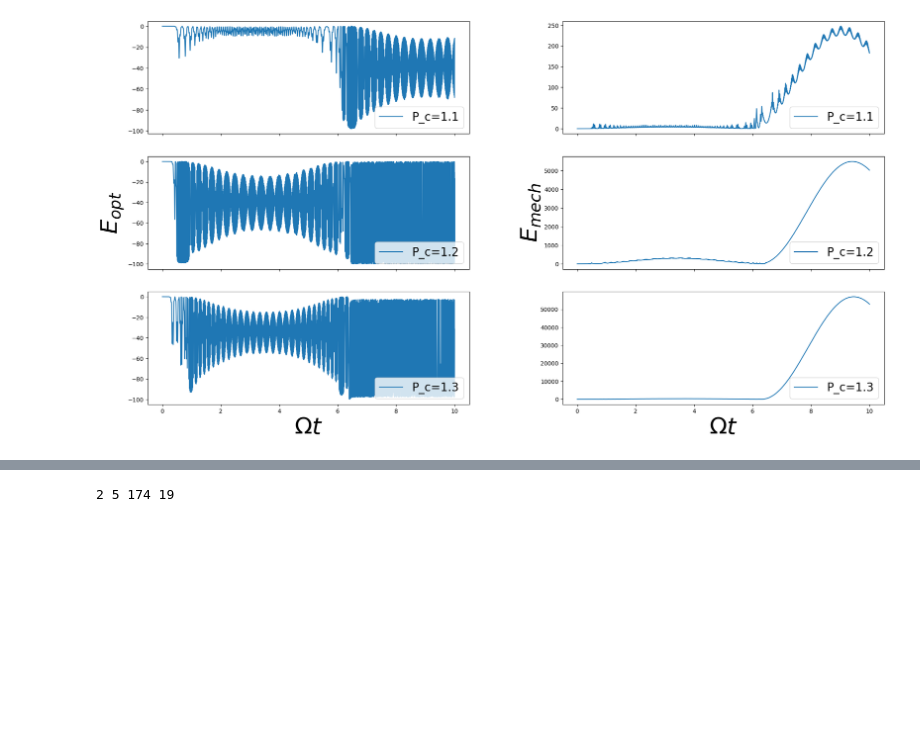
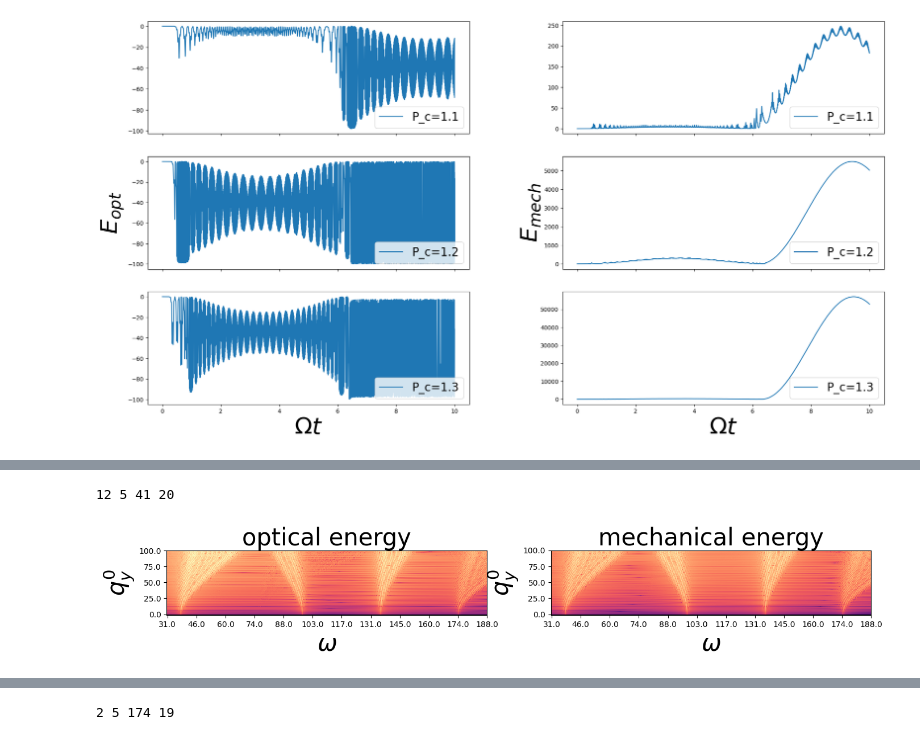
Before and after one commit to Satyamjha2/Optomechanics, a Jupyter notebook: new_model_plots.ipynb, the cells around one changed output, grey strips where cells are left out. Cells and saved outputs as stored; diff of their text form; code cells hidden in the pictures; blank space fills up the shorter version.

```diff
--- a/new_model_plots.ipynb
+++ b/new_model_plots.ipynb
@@ -309,0 +387,77 @@ N0= [16637500. 21600000. 27462500.]
+# %%
+g_y=1e-1
+tf=2e1
+N_step=10000
+qy_0=1e-2
+N_grid=101
+qy_0_list=np.linspace(0,1,N_grid)*10**2
+
+P_c=0.9
+if P_c<=1:
+    tt="stable"
+else:
+    tt="chaotic"
+N0=(P_c*del_omega)**3/(8*g_y**2)
+param_list=[g_z1,g_y,del_omega,N0]   ##g_z0,g_z1,g_y,ohm, omega_0, omega_1, del_omega, N_eq
+
+label_list=["$Q_z$","$P_z$","$Q_y$","$P_y$","$\delta A_0^+$","$\delta A_0^-$","$A_1^+$","$A_1^-$","$E_{opt}^{(0)}$","$E_{opt}^{(1)}$","$E_{mech}_z$","$E_{mech}_y$","$E_{c}$"]
+
+
+sf,ef,stp=100,600,1
+omega_list=(2*np.pi*np.arange(N_step//2+1)/tf)[sf:ef:stp]
+
+E_mech_mat=np.zeros((len(qy_0_list),(ef-sf)//stp))
+E_opt_mat=np.zeros((len(qy_0_list),(ef-sf)//stp))
+
+for k,qy_0 in enumerate(qy_0_list):
+    file="real_"+tt+"_P_c={0}_g_y={1}_tf={2}_qy_0={3}".format(np.round(P_c,4),g_y,tf,np.round(qy_0,4))
+    data = np.load(folder+file+".npz")
+    sol=data['sol']
+    t=data['t']
+    g_z1,g_y,del_omega,N0=data['param']
+    N_step=len(t)
+    x1=sol[8]+sol[9]
+    x2=sol[10]+sol[11]
+    E_opt=(x1-x1[0])/N0
+    E_mech=(x2-x2[0])/N0
+
+    label_list=["$E_{opt}$","$E_{mech}$"]
+    E_opt_mat[k]=np.log(np.abs(np.fft.rfft(E_opt))[sf:ef:stp]/N_step+10**-10)
+    E_mech_mat[k]=np.log(np.abs(np.fft.rfft(E_mech))[sf:ef:stp]/N_step+10**-10)
+
+E_fft=[E_opt_mat,E_mech_mat]
+
+title='$g_y={0}\Omega  \: ; \: N_0={1} \: ; \: P_c={2}$'.format(g_y,N0,P_c)
+fig, axs = plt.subplots(1, 2,figsize=(16,8))
+
+# find minimum of minima & maximum of maxima
+minmin = np.min([np.min(E_mech_mat), np.min(E_opt_mat)])
+maxmax = np.max([np.max(E_mech_mat), np.max(E_opt_mat)])
+im1=axs[0].imshow(E_opt_mat,vmin=minmin,vmax=maxmax,cmap='magma',origin='lower',interpolation='none')
+im2=axs[1].imshow(E_mech_mat,vmin=minmin,vmax=maxmax,cmap='magma',origin='lower',interpolation='none')
+axs[0].set_title("optical energy",fontsize=30)
+axs[1].set_title("mechanical energy",fontsize=30)
+ly=E_fft[0].shape[0]//20
+lx=E_fft[0].shape[1]//40
+print(lx,ly,(ef-sf)//lx,(N_grid-1)//ly )
+# print(len(omega_list[::(ef-sf)//lx]),len(P_c[::(N_grid-1)//ly]))
+for i in range(2):
+    axs[i].set_ylabel("$q_y^0$",fontsize=30)
+    axs[i].set_xlabel('$\omega$',fontsize=30)
+    axs[i].set_xticks(np.linspace(0,E_fft[i].shape[1]-1,lx) + 0.5, minor=False)
+    axs[i].set_yticks(np.linspace(0,E_fft[i].shape[0]-1,ly) + 0.5, minor=False)
+    axs[i].set_xticklabels(np.round(np.linspace(omega_list[0],omega_list[-1],lx),0), minor=False)
+    axs[i].set_yticklabels(np.round(np.linspace(qy_0_list[0],qy_0_list[-1],ly),1), minor=False)
+
+# fig.subplots_adjust(right=0.75)
+# cbar_ax = fig.add_axes([0.78, 0.15, 0.04, 0.7])
+# cbar=fig.colorbar(im1, cax=cbar_ax)
+# cbar.set_label("$ln(\mathcal{F}[(E-E_0)/N_0)]$",fontsize=30,rotation=90)
+# fig.suptitle("$\\lambda={0} \: ; \:  \\nu={1} \: ; \: P_c={2}$".format(np.round(lam,2),np.round(nu,2),P_c),fontsize=30)
+
+
+
+plt.show()
+# %% [output]
+12 5 41 20
+[figure, added]
```
Also changed, not shown: parts of 4 cells of this notebook, 1 other file.
